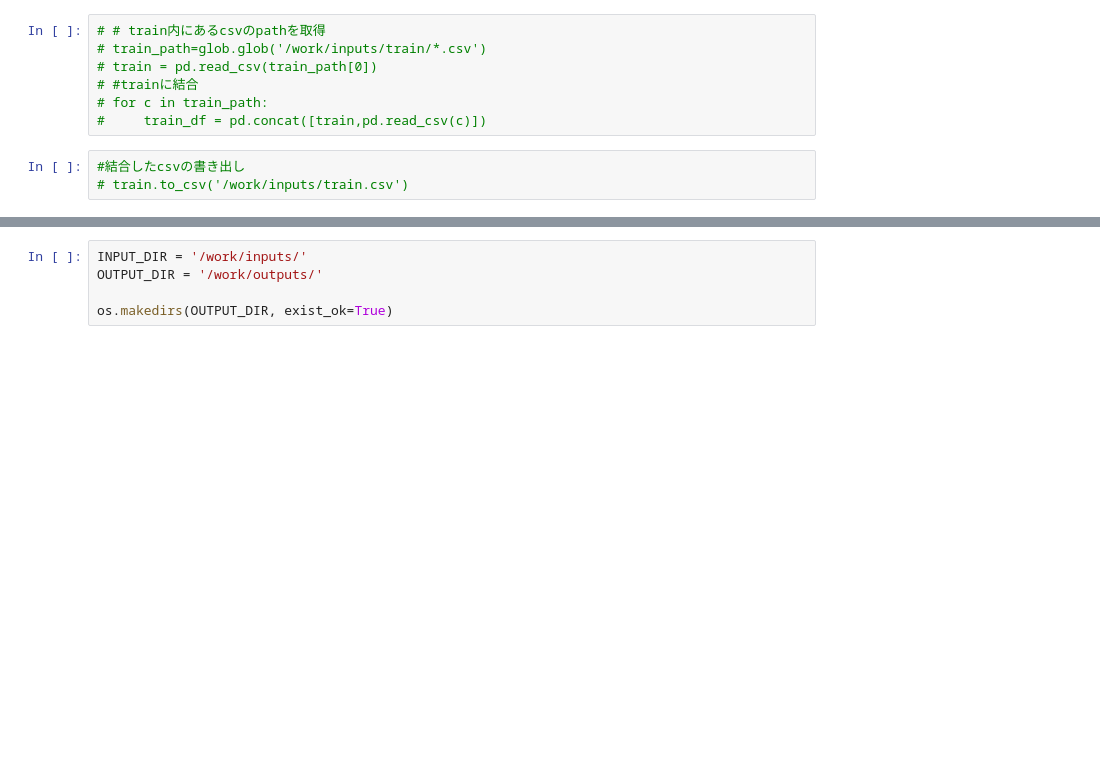
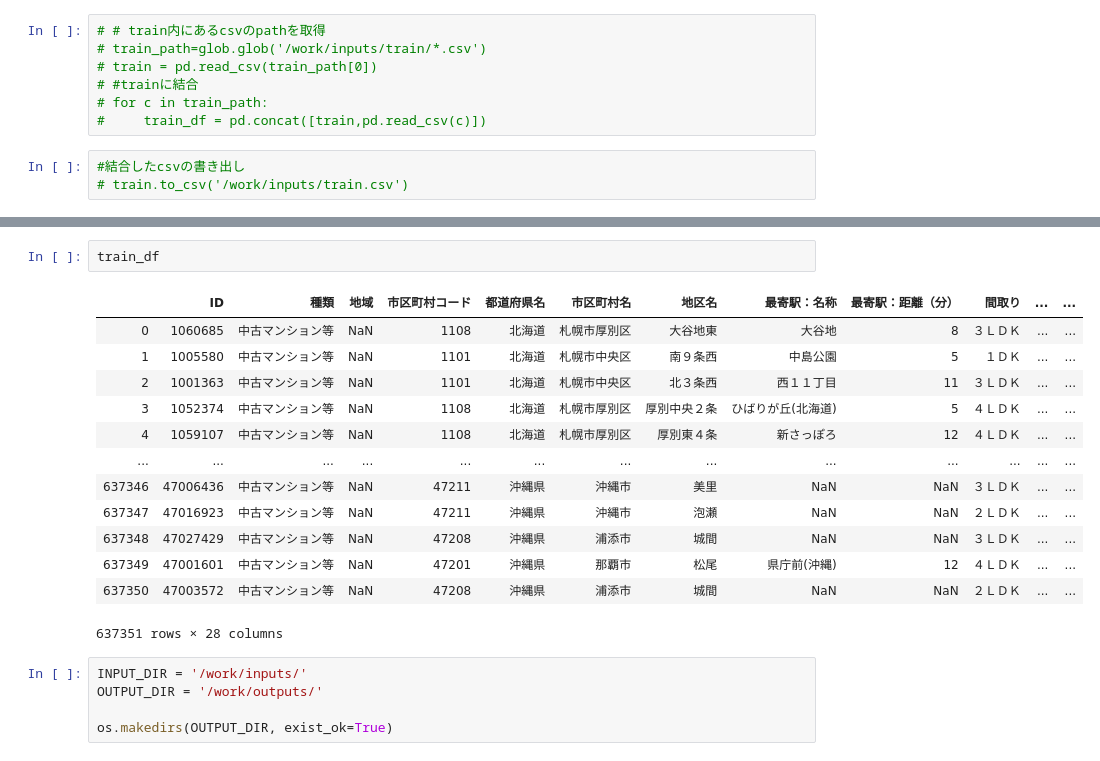
Before and after one commit to kuuumaaaa/nishika-apa, a Jupyter notebook: nishika_apa/code/003_sub.ipynb, the cells around one changed output, grey strips where cells are left out. Saved outputs shown, nothing was run; the diff lists cells and outputs as text; blank space fills up the shorter version.

```diff
--- a/nishika_apa/code/003_sub.ipynb
+++ b/nishika_apa/code/003_sub.ipynb
@@ -26,3 +33,19 @@ sub_df=pd.read_csv('/work/inputs/sample_submission.csv')
+# %%
+train_df
+# %% [output]
+|  | ID | 種類 | 地域 | 市区町村コード | 都道府県名 | 市区町村名 | 地区名 | 最寄駅：名称 | 最寄駅：距離（分） | 間取り | ... | ... |
+| 0 | 1060685 | 中古マンション等 | NaN | 1108 | 北海道 | 札幌市厚別区 | 大谷地東 | 大谷地 | 8 | ３ＬＤＫ | ... | ... |
+| 1 | 1005580 | 中古マンション等 | NaN | 1101 | 北海道 | 札幌市中央区 | 南９条西 | 中島公園 | 5 | １ＤＫ | ... | ... |
+| 2 | 1001363 | 中古マンション等 | NaN | 1101 | 北海道 | 札幌市中央区 | 北３条西 | 西１１丁目 | 11 | ３ＬＤＫ | ... | ... |
+| 3 | 1052374 | 中古マンション等 | NaN | 1108 | 北海道 | 札幌市厚別区 | 厚別中央２条 | ひばりが丘(北海道) | 5 | ４ＬＤＫ | ... | ... |
+| 4 | 1059107 | 中古マンション等 | NaN | 1108 | 北海道 | 札幌市厚別区 | 厚別東４条 | 新さっぽろ | 12 | ４ＬＤＫ | ... | ... |
+| ... | ... | ... | ... | ... | ... | ... | ... | ... | ... | ... | ... | ... |
+| 637346 | 47006436 | 中古マンション等 | NaN | 47211 | 沖縄県 | 沖縄市 | 美里 | NaN | NaN | ３ＬＤＫ | ... | ... |
+| 637347 | 47016923 | 中古マンション等 | NaN | 47211 | 沖縄県 | 沖縄市 | 泡瀬 | NaN | NaN | ２ＬＤＫ | ... | ... |
+| 637348 | 47027429 | 中古マンション等 | NaN | 47208 | 沖縄県 | 浦添市 | 城間 | NaN | NaN | ３ＬＤＫ | ... | ... |
+| 637349 | 47001601 | 中古マンション等 | NaN | 47201 | 沖縄県 | 那覇市 | 松尾 | 県庁前(沖縄) | 12 | ４ＬＤＫ | ... | ... |
+| 637350 | 47003572 | 中古マンション等 | NaN | 47208 | 沖縄県 | 浦添市 | 城間 | NaN | NaN | ２ＬＤＫ | ... | ... |
+637351 rows × 28 columns
 # %%
 INPUT_DIR = '/work/inputs/'
 OUTPUT_DIR = '/work/outputs/'
```
Also changed, not shown: parts of 7 cells of this notebook, 8 other files.
